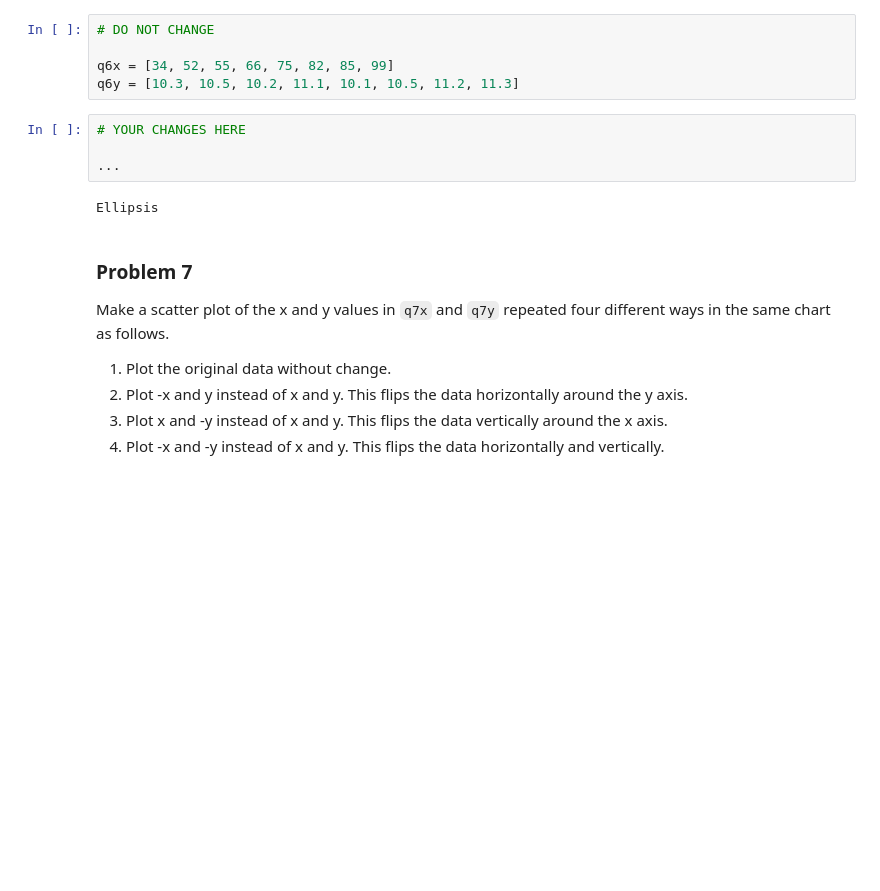
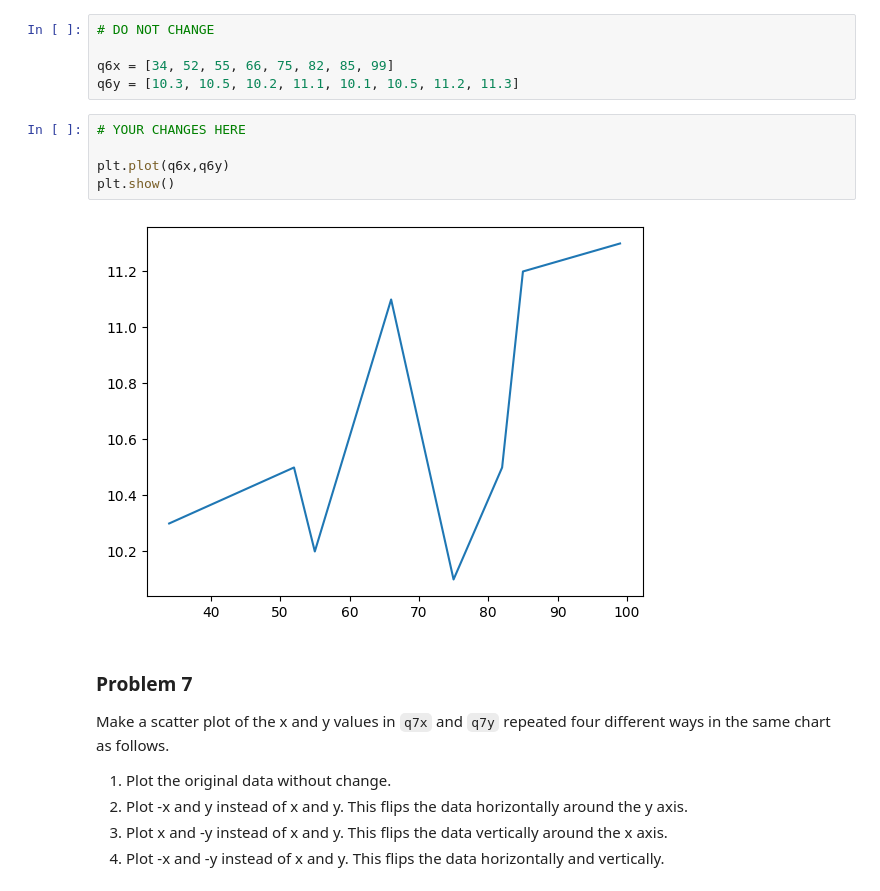
Before and after one commit to garikapativineet/dx602-homework-05, a Jupyter notebook: homework.ipynb, the cells around one changed output. Cells and saved outputs as stored; diff of their text form; blank space fills up the shorter version.

```diff
--- a/homework.ipynb
+++ b/homework.ipynb
@@ -162,9 +172,10 @@ q6y = [10.3, 10.5, 10.2, 11.1, 10.1, 10.5, 11.2, 11.3]
 # %%
 # YOUR CHANGES HERE
 
-...
+plt.plot(q6x,q6y)
+plt.show()
 # %% [output]
-Ellipsis
+[figure, added]
 # %% [markdown]
 ### Problem 7
 
```
Also changed, not shown: parts of 19 cells of this notebook, 1 other file.
